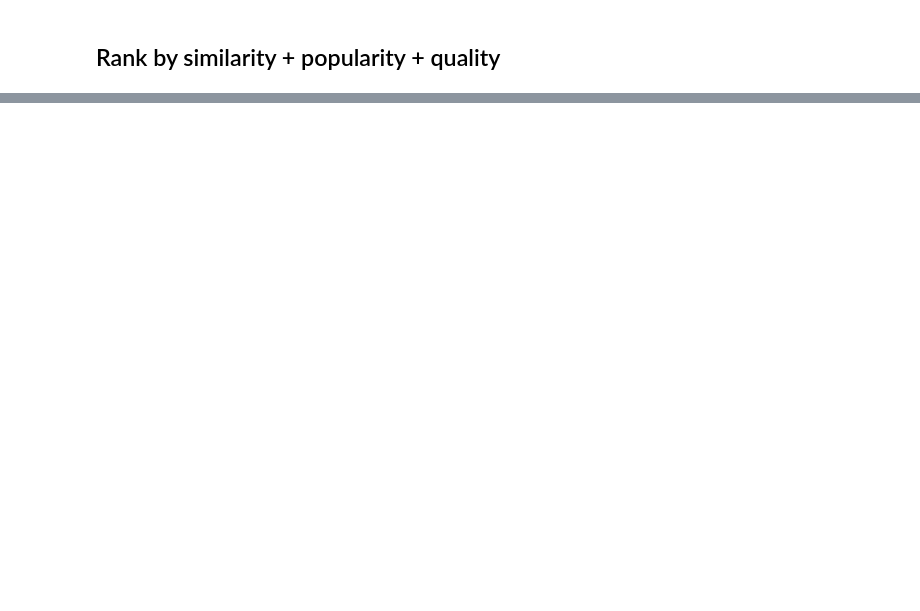
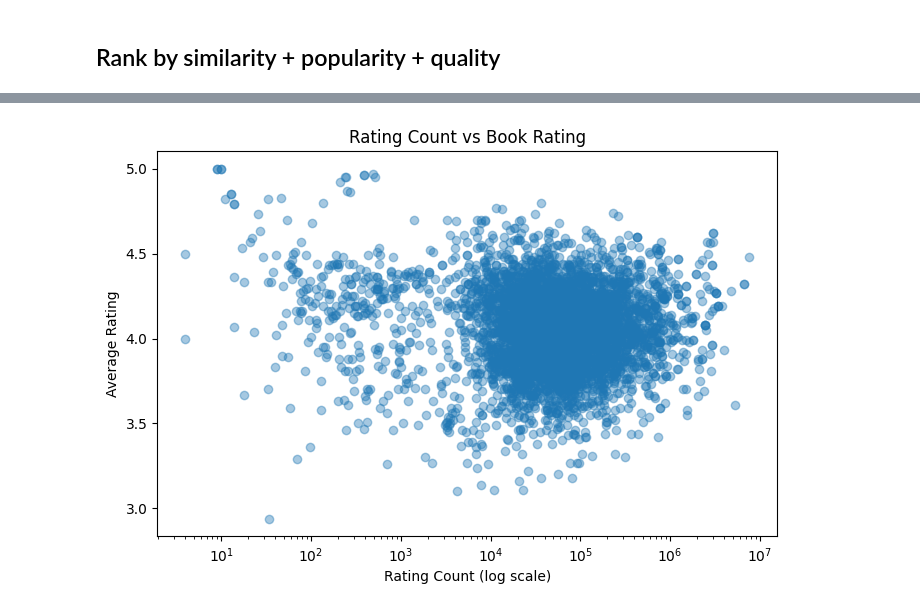
Before and after one commit to adobamenphoebe/smartreads-book-recommender, a Jupyter notebook: notebooks/genre_recommender.ipynb, the cells around one changed output, grey strips where cells are left out. Saved outputs shown, nothing was run; the diff lists cells and outputs as text; code cells hidden in the pictures; blank space fills up the shorter version.

```diff
--- a/notebooks/genre_recommender.ipynb
+++ b/notebooks/genre_recommender.ipynb
@@ -56,0 +120,14 @@ rank(df_sci, X, query_text='space opera', topk=5)
+# %%
+x = pd.to_numeric(df['ratingCount'], errors='coerce')
+y = pd.to_numeric(df['bookRating'], errors='coerce')
+mask = x.notna() & y.notna()
+
+plt.figure(figsize=(8,5))
+plt.scatter(x[mask], y[mask], alpha=0.4)
+plt.xscale('log')
+plt.title('Rating Count vs Book Rating')
+plt.xlabel('Rating Count (log scale)')
+plt.ylabel('Average Rating')
+plt.show()
+# %% [output]
+[figure, added]
```
Also changed, not shown: parts of 9 cells of this notebook.
